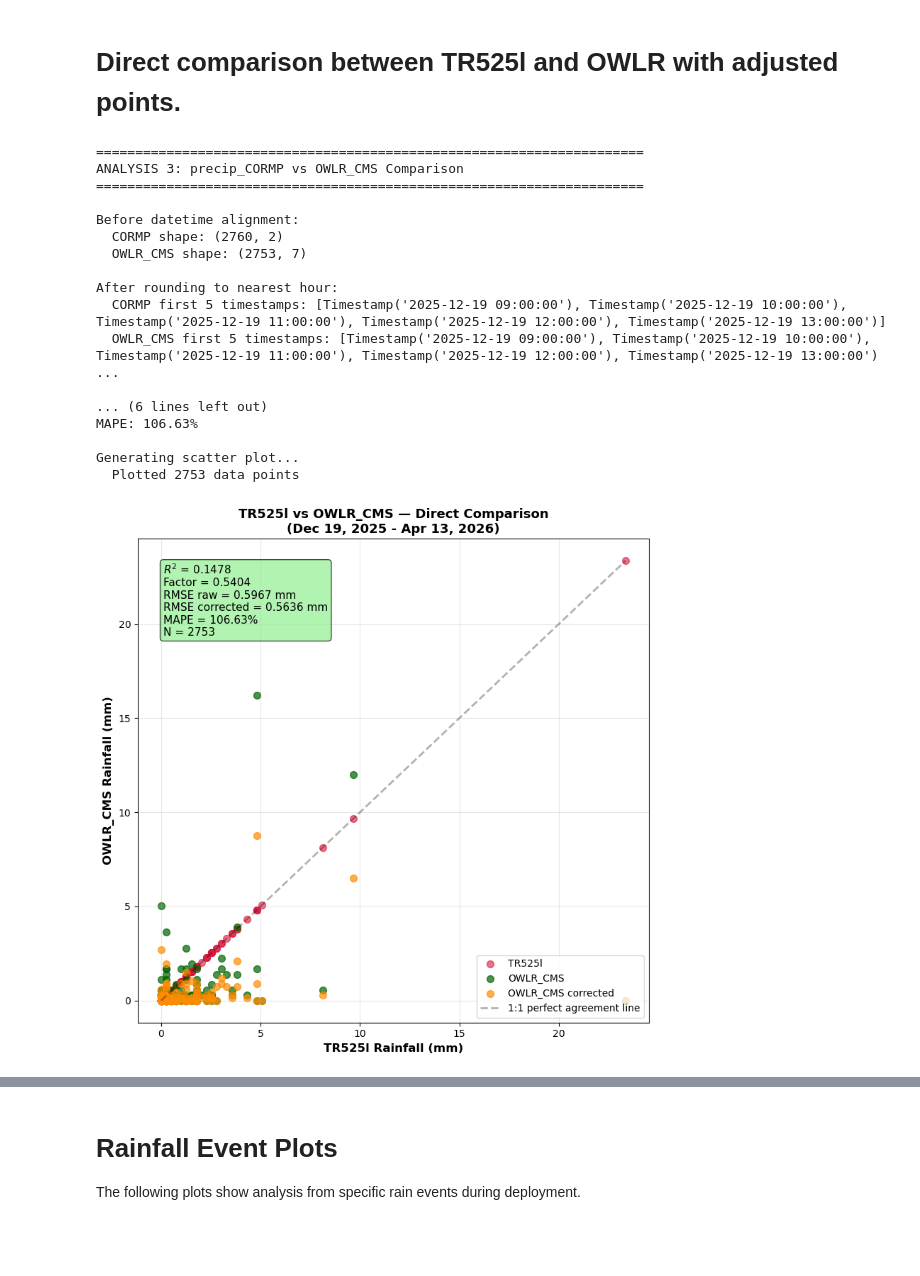
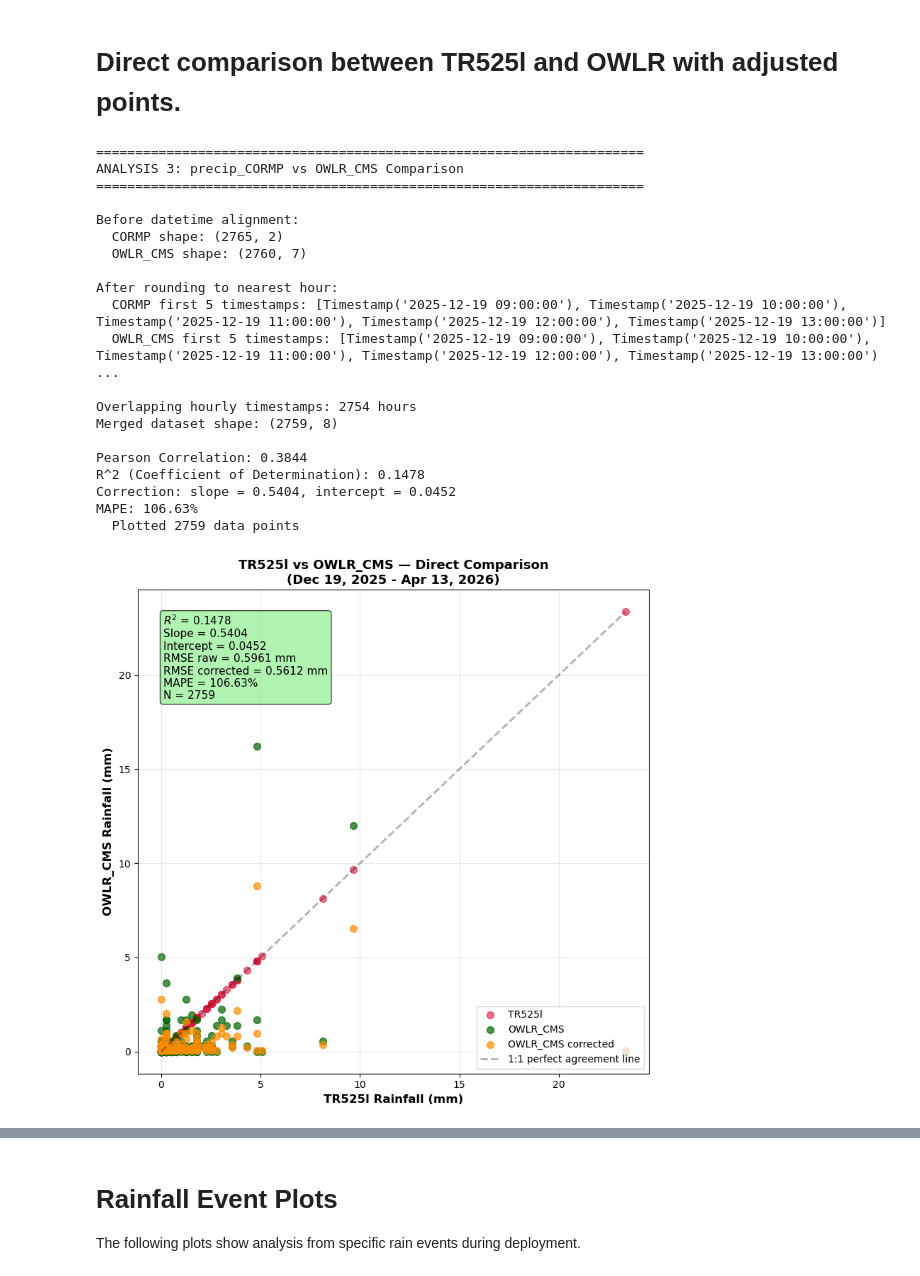
Before and after one commit to COAST-Lab/Open-Water-Level-and-Rainfall-Sensor, a Jupyter notebook: Data Analysis/rainfallAnalysis.ipynb, the cells around one changed output, grey strips where cells are left out. Drawn from its saved outputs; the diff is of its cells as text; code cells hidden in the pictures; blank space fills up the shorter version.

```diff
--- a/Data Analysis/rainfallAnalysis.ipynb
+++ b/Data Analysis/rainfallAnalysis.ipynb
@@ -738,7 +738,7 @@ cormp_only = load_and_process(file_1, assume_inches=True, already_hourly=False)
 rain0_cormp = load_and_process(file_3, assume_inches=False, already_hourly=True, parse_embedded_string=True)
 
 start = pd.to_datetime('2025-12-19 09:00')
-end = pd.to_datetime('2026-04-13 08:00')
+end = pd.to_datetime('2026-04-15 08:00')
 
 cormp_only = cormp_only[(cormp_only['datetime'] >= start) & (cormp_only['datetime'] <= end)].reset_index(drop=True)
 rain0_cormp = rain0_cormp[(rain0_cormp['datetime'] >= start) & (rain0_cormp['datetime'] <= end)].reset_index(drop=True)
@@ -770,7 +770,7 @@ if not merged_cr_only.empty:
     from scipy import stats
     corr_cr = merged_cr_only['rain_mm_owlr'].corr(merged_cr_only['rain_mm_cormp'])
     r2_cr = corr_cr**2 if pd.notna(corr_cr) else float('nan')
-    # Regression for correction factor: CORMP as reference (x = owlr, y = cormp)
+    # Regression for correction: OWLR as x, CORMP as y → corrected = slope * OWLR + intercept
     slope_corr, intercept_corr, _, _, _ = stats.linregress(
         merged_cr_only['rain_mm_owlr'], merged_cr_only['rain_mm_cormp']
     )
@@ -789,7 +789,7 @@ if not merged_cr_only.empty:
 
     print(f"\nPearson Correlation: {corr_cr:.4f}")
     print(f"R^2 (Coefficient of Determination): {r2_cr:.4f}")
-    print(f"Correction factor (multiply OWLR_CMS by): {slope_corr:.4f}")
+    print(f"Correction: slope = {slope_corr:.4f}, intercept = {intercept_corr:.4f}")
     if pd.notna(mape):
         print(f"MAPE: {mape:.2f}%")
     else:
@@ -802,15 +802,14 @@ else:
     print("No overlapping data found!")
 
 # Create scatter plot: precip_CORMP (X-axis) vs OWLR_CMS (Y-axis)
-print(f"\nGenerating scatter plot...")
 plt.figure(figsize=(8,8))
 if not merged_cr_only.empty:
     # CORMP reference points (1:1)
     plt.scatter(merged_cr_only['rain_mm_cormp'], merged_cr_only['rain_mm_cormp'],
                 s=50, alpha=0.6, color='crimson', label='TR525l')
     plt.scatter(merged_cr_only['rain_mm_cormp'], merged_cr_only['rain_mm_owlr'], s=50, alpha=0.7, color='darkgreen', label='OWLR_CMS')
-    # Corrected OWLR_CMS using the correction factor
-    corrected_owlr = merged_cr_only['rain_mm_owlr'] * slope_corr
+    # Correct OWLR using slope and intercept from OWLR vs. CORMP regression
+    corrected_owlr = slope_corr * merged_cr_only['rain_mm_owlr'] + intercept_corr
     plt.scatter(merged_cr_only['rain_mm_cormp'], corrected_owlr, s=50, alpha=0.7, color='darkorange', label='OWLR_CMS corrected')
     print(f"  Plotted {len(merged_cr_only)} data points")
 else:
@@ -820,45 +819,48 @@ plt.xlabel('TR525l Rainfall (mm)', fontsize=12, fontweight='bold')
 plt.ylabel('OWLR_CMS Rainfall (mm)', fontsize=12, fontweight='bold')
 plt.title('TR525l vs OWLR_CMS — Direct Comparison\n(Dec 19, 2025 - Apr 13, 2026)', fontsize=13, fontweight='bold')
 
-# Annotate R^2, correction error, and MAPE on plot
+# Annotate R^2, correction parameters, and MAPE on plot
 try:
     ax = plt.gca()
     if not merged_cr_only.empty and pd.notna(r2_cr):
         rmse_raw = np.sqrt(np.mean((merged_cr_only['rain_mm_owlr'] - merged_cr_only['rain_mm_cormp'])**2))
         rmse_corr = np.sqrt(np.mean((corrected_owlr - merged_cr_only['rain_mm_cormp'])**2))
         mape_text = f"\nMAPE = {mape:.2f}%" if pd.notna(mape) else "\nMAPE = undefined"
         ax.text(0.05, 0.95,
 
-               f'$R^2$ = {r2_cr:.4f}\nFactor = {slope_corr:.4f}\nRMSE raw = {rmse_raw:.4f} mm\nRMSE corrected = {rmse_corr:.4f} mm{mape_text}\nN = {len(merged_cr_only)}',
+               f'$R^2$ = {r2_cr:.4f}\nSlope = {slope_corr:.4f}\nIntercept = {intercept_corr:.4f}\nRMSE raw = {rmse_raw:.4f} mm\nRMSE corrected = {rmse_corr:.4f} mm{mape_text}\nN = {len(merged_cr_only)}',
                 transform=ax.transAxes, fontsize=11, va='top',
                 bbox=dict(boxstyle='round', facecolor='lightgreen', alpha=0.7))
 except Exception as e:
     print(f"Warning: Could not annotate plot: {e}")
 
 if not merged_cr_only.empty:
     max_val = max(merged_cr_only['rain_mm_owlr'].max(), merged_cr_only['rain_mm_cormp'].max())
     plt.plot([0, max_val], [0, max_val], 'k--', alpha=0.3, linewidth=2, label='1:1 perfect agreement line')
     plt.legend(loc='lower right')
 
 plt.grid(True, alpha=0.3)
 plt.tight_layout()
 plt.show()
 # %% [output]
 ======================================================================
 ANALYSIS 3: precip_CORMP vs OWLR_CMS Comparison
 ======================================================================
 
 Before datetime alignment:
-  CORMP shape: (2760, 2)
-  OWLR_CMS shape: (2753, 7)
+  CORMP shape: (2765, 2)
+  OWLR_CMS shape: (2760, 7)
 
 After rounding to nearest hour:
   CORMP first 5 timestamps: [Timestamp('2025-12-19 09:00:00'), Timestamp('2025-12-19 10:00:00'), Timestamp('2025-12-19 11:00:00'), Timestamp('2025-12-19 12:00:00'), Timestamp('2025-12-19 13:00:00')]
   OWLR_CMS first 5 timestamps: [Timestamp('2025-12-19 09:00:00'), Timestamp('2025-12-19 10:00:00'), Timestamp('2025-12-19 11:00:00'), Timestamp('2025-12-19 12:00:00'), Timestamp('2025-12-19 13:00:00') ...
 
-... (6 lines left out)
+Overlapping hourly timestamps: 2754 hours
+Merged dataset shape: (2759, 8)
+
+Pearson Correlation: 0.3844
+R^2 (Coefficient of Determination): 0.1478
+Correction: slope = 0.5404, intercept = 0.0452
 MAPE: 106.63%
-
-Generating scatter plot...
-  Plotted 2753 data points
+  Plotted 2759 data points
-[figure, old version]
+[figure, new version]
```
Also changed, not shown: parts of 2 cells of this notebook, 1 other file.
